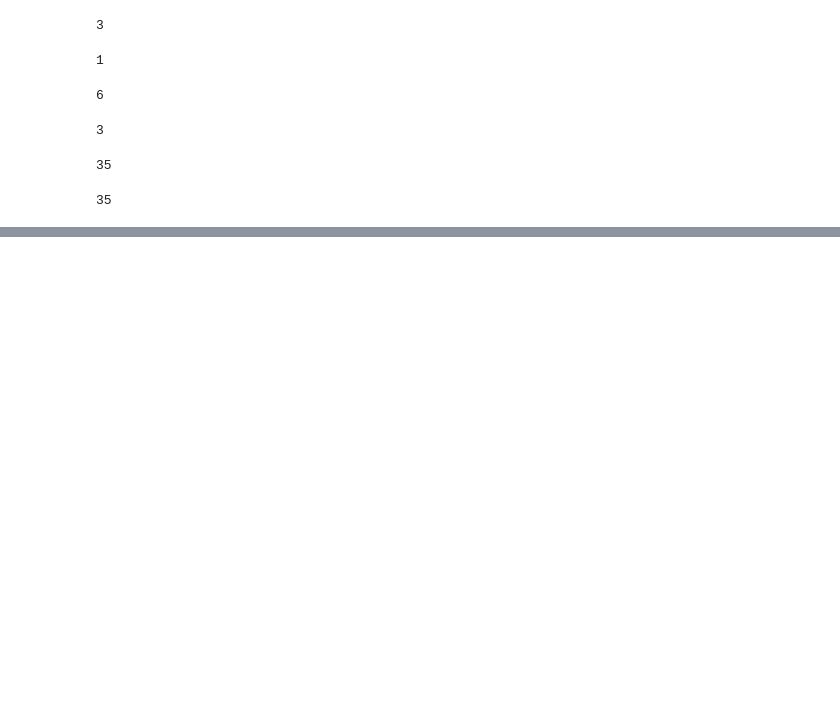
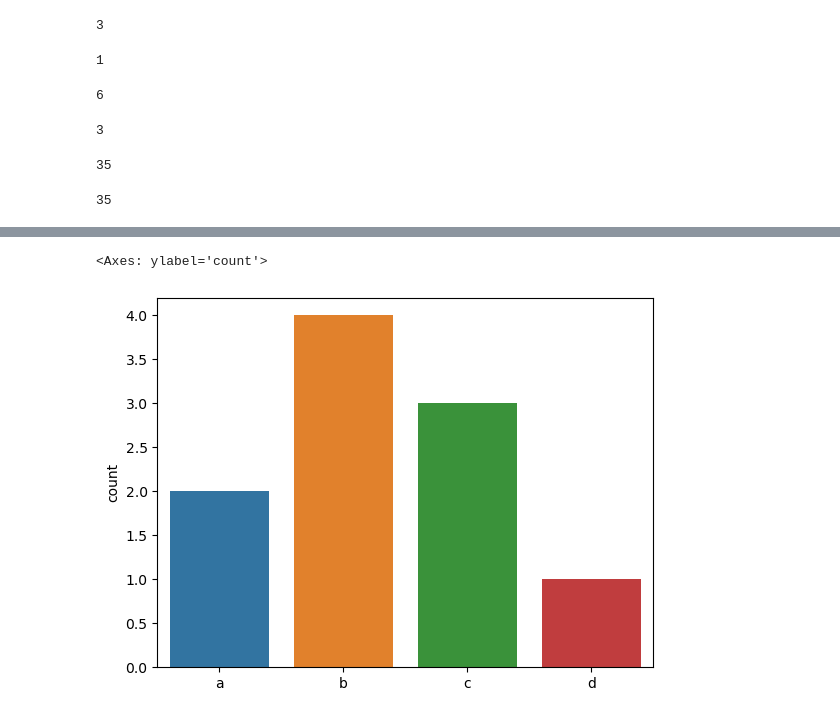
Before and after one commit to sometwo7575/kit_bigdata, a Jupyter notebook: src/chapter03.ipynb, the cells around one changed output, grey strips where cells are left out. Drawn from its saved outputs; the diff is of its cells as text; code cells hidden in the pictures; blank space fills up the shorter version.

```diff
--- a/src/chapter03.ipynb
+++ b/src/chapter03.ipynb
@@ -110,0 +130,6 @@ x
+# %%
+import seaborn as sns
+sns.countplot (x = var)
+# %% [output]
+<Axes: ylabel='count'>
+[figure, added]
```
Also changed, not shown: parts of 8 cells of this notebook.
